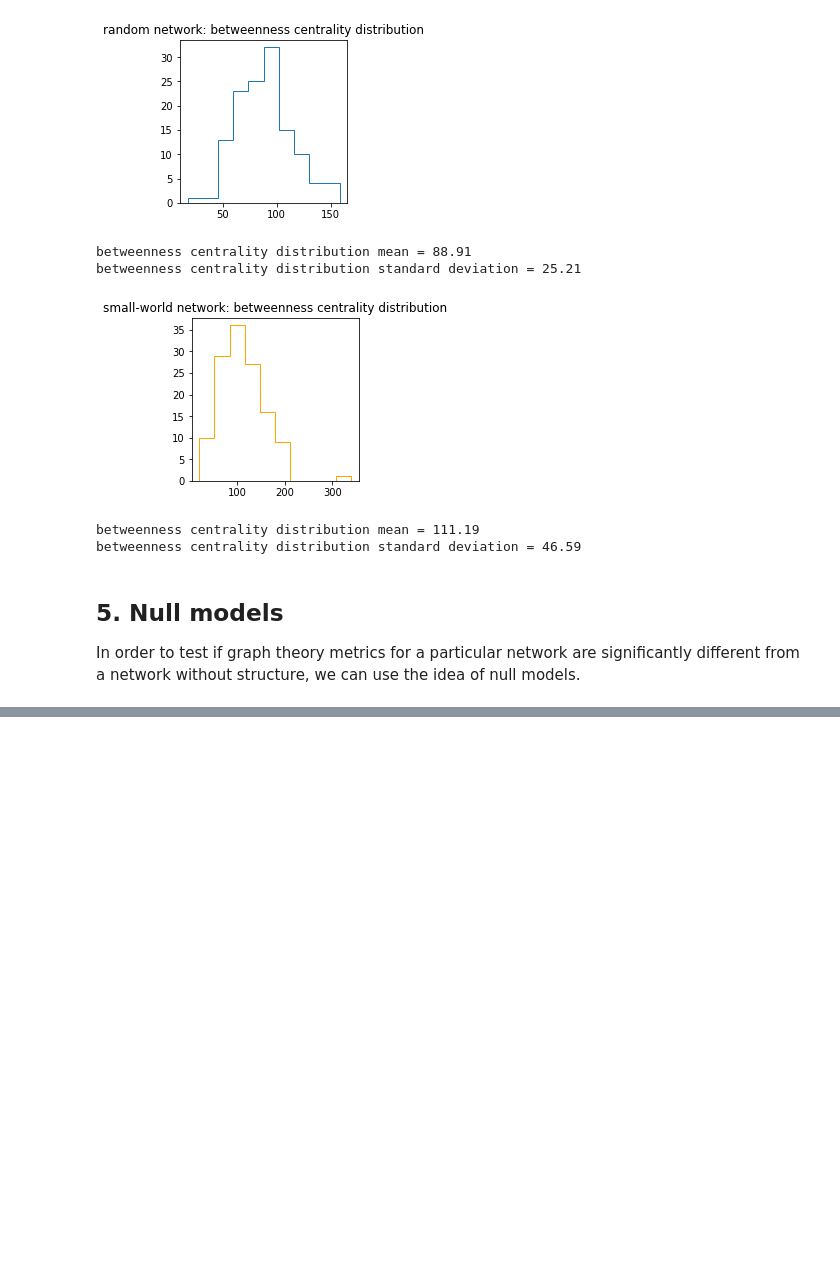
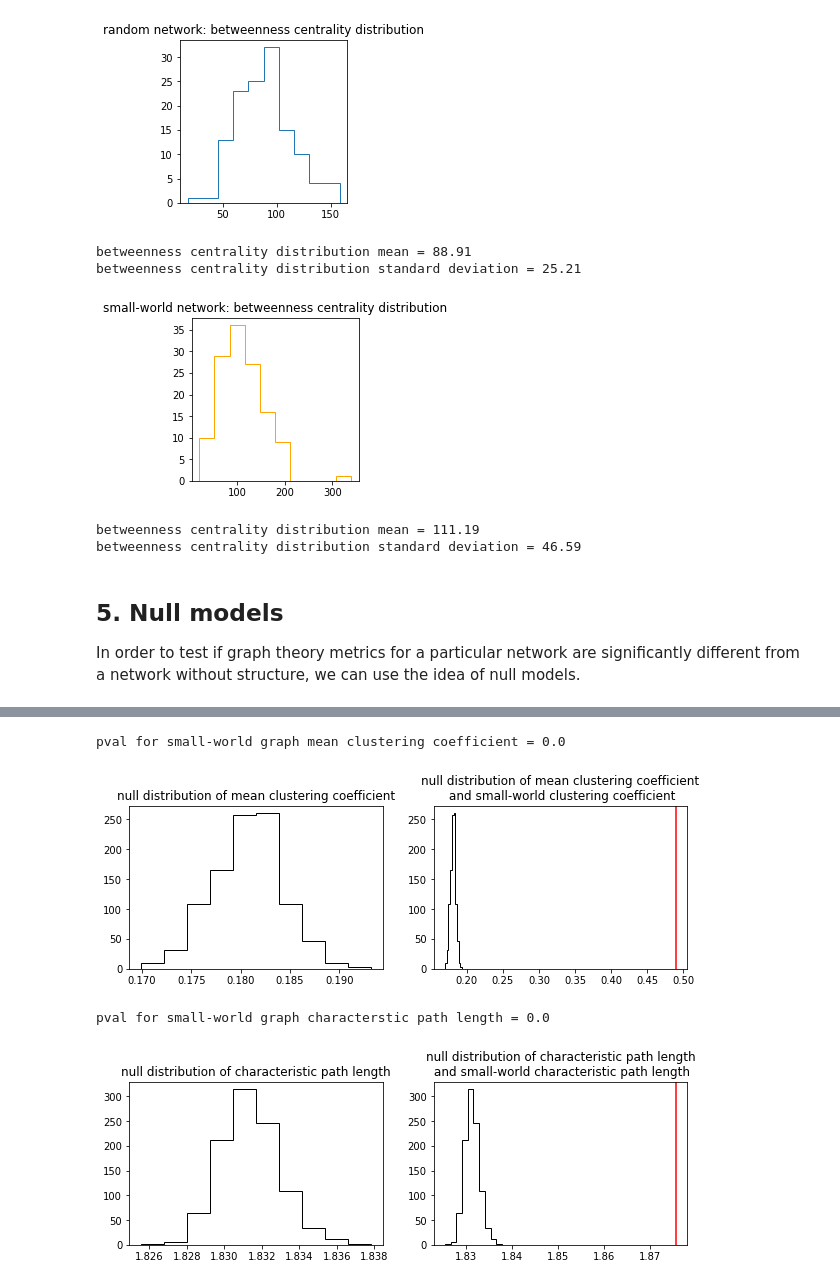
Before and after one commit to rubenSaro/connGraphTheory, a Jupyter notebook: pilot.ipynb, the cells around one changed output, grey strips where cells are left out. Drawn from its saved outputs; the diff is of its cells as text; code cells hidden in the pictures; blank space fills up the shorter version.

```diff
--- a/pilot.ipynb
+++ b/pilot.ipynb
@@ -487,0 +543,80 @@ np.sum(np.sum(graph_smallworld))/2
+# %%
+# Using null_model_all we can compute the metrics of interest and create a "null distribution" for each metric.
+# We are interested in:
+# mean clustering coefficient
+# characteristic path length
+# mean betweenness centrality
+# We do not care about mean degree because by construction of the null model, this will be the same
+
+# allocate space for the results
+null_distribution_meanCC = np.zeros((number_permutations,1))
+null_distribution_ChPL = np.zeros((number_permutations,1))
+null_distribution_meanBwC = np.zeros((number_permutations,1))
+
+# compute the metric of interest for each null model
+for N in range(number_permutations):
+    null_distribution_meanCC[N] = np.mean(bct.clustering_coef_bu(null_model_all[:,:,N]))
+    null_distribution_ChPL[N] = bct.charpath(bct.distance_bin(null_model_all[:,:,N]))[0]
+    null_distribution_meanBwC[N] = np.mean(bct.betweenness_bin(null_model_all[:,:,N]))
+# %%
+# To determine if our small-world metrics are significantly different from a model without structure (null model)
+# we can do the next computation
+# permutation p-value = #(metric_nullmodel_n > metric_smallworld) / (number of permutations)
+# In words,
+# the number of times our N null model metrics are > than the small-world metric, divided by the number of permutations
+
+# let's do it first for clustering coefficient
+# compute the metric of interest for the small-world network
+smallworld_meanCC = np.mean(bct.clustering_coef_bu(graph_smallworld))
+# compute the permutation pvalue
+pval_meanCC = np.sum(null_distribution_meanCC > smallworld_meanCC)/number_permutations
+print(f'pval for small-world graph mean clustering coefficient = {pval_meanCC}')
+# plot the null distribution for the mean clustering coefficient
+plt.figure(figsize=(10,3))
+plt.subplot(1,2,1)
+plt.hist(null_distribution_meanCC,histtype='step',color='black')
+plt.title('null distribution of mean clustering coefficient')
+plt.subplot(1,2,2)
+plt.hist(null_distribution_meanCC,histtype='step',color='black')
+plt.title('null distribution of mean clustering coefficient\n and small-world clustering coefficient')
+# add a vetical line indicating the position of the small-world mean clustering coefficient
+plt.axvline(smallworld_meanCC,color='red')
+plt.show()
+
+# now repeat for the other metrics
+smallworld_ChPL = bct.charpath(bct.distance_bin(graph_smallworld))[0]
+pval_ChPL = np.sum(null_distribution_ChPL > smallworld_ChPL)/number_permutations
+print(f'pval for small-world graph characterstic path length = {pval_ChPL}')
+# plot the null distribution for the characteristic path length
+plt.figure(figsize=(10,3))
+plt.subplot(1,2,1)
+plt.hist(null_distribution_ChPL,histtype='step',color='black')
+plt.title('null distribution of characteristic path length')
+plt.subplot(1,2,2)
+plt.hist(null_distribution_ChPL,histtype='step',color='black')
+plt.title('null distribution of characteristic path length\n and small-world characteristic path length')
+# add a vetical line indicating the position of the small-world mean clustering coefficient
+plt.axvline(smallworld_ChPL,color='red')
+plt.show()
+
+
+smallworld_meanBwC = np.mean(bct.betweenness_bin(graph_smallworld))
+# compute the permutation pvalue
+pval_meanBwC = np.sum(null_distribution_meanBwC > smallworld_meanBwC)/number_permutations
+print(f'pval for small-world graph mean clustering coefficient = {pval_meanBwC}')
+# plot the null distribution for the mean betweenness centrality
+plt.figure(figsize=(10,3))
+plt.subplot(1,2,1)
+plt.hist(null_distribution_meanBwC,histtype='step',color='black')
+plt.title('null distribution of mean betweenness centrality')
+plt.subplot(1,2,2)
+plt.hist(null_distribution_meanBwC,histtype='step',color='black')
+plt.title('null distribution of mean betweenness centrality\n and small-world betweenness centrality')
+# add a vetical line indicating the position of the small-world mean clustering coefficient
+plt.axvline(smallworld_meanBwC,color='red')
+plt.show()
+# %% [output]
+pval for small-world graph mean clustering coefficient = 0.0
+[figure, added]
+pval for small-world graph characterstic path length = 0.0
+[figure, added]
```
Also changed, not shown: parts of 9 cells of this notebook.
